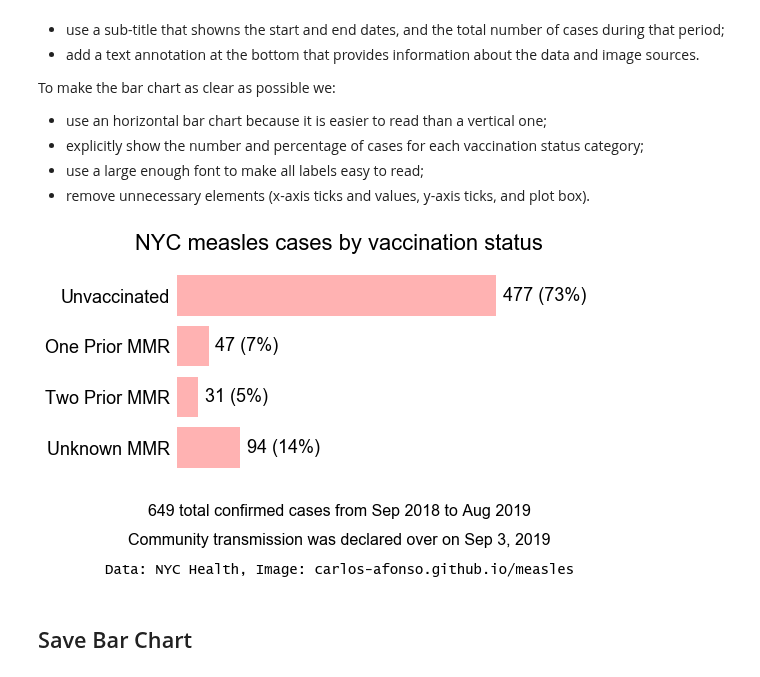
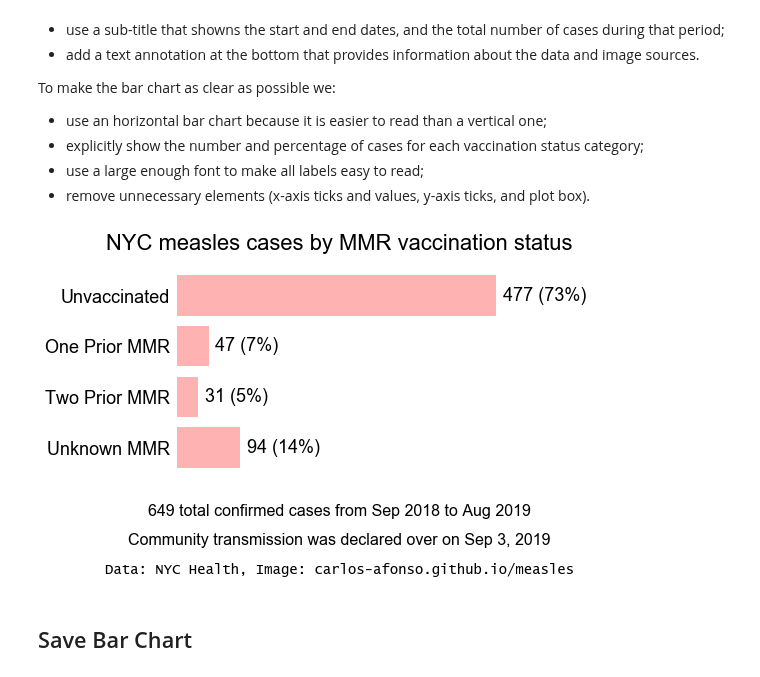
Before and after one commit to carlos-afonso/measles, a Jupyter notebook: notebooks/nyc-measles-cases-by-vaccination-status-final.ipynb, the cells around one changed output. Saved outputs shown, nothing was run; the diff lists cells and outputs as text; code cells hidden in the pictures.

Commit message:
Improves NYC measles cases by vaccination status

```diff
--- a/notebooks/nyc-measles-cases-by-vaccination-status-final.ipynb
+++ b/notebooks/nyc-measles-cases-by-vaccination-status-final.ipynb
@@ -101,7 +101,7 @@ fsb = 18     # font size base
 fig = plt.figure()
 
 # Add "figure title"
-fig.suptitle('NYC measles cases by vaccination status', fontname=fn, fontsize=(fsb + 4))
+fig.suptitle('NYC measles cases by MMR vaccination status', fontname=fn, fontsize=(fsb + 4))
 
 # Add space between the "figure title" and the plot to create space for the "plot title".
 # If we don't add this space the "figure title" and the "plot title" will overlap.
@@ -122,34 +122,34 @@ ax.get_xaxis().set_ticks([])
 
 # Remove the y-axis ticks only (keep the labels)
 ax.yaxis.set_ticks_position('none')
 
 # Set the y-axis labels font properties
 ax.set_yticklabels(d2p.keys(), fontname=fn, fontsize=fsb)
 
 # Create labels in front of the bars showing the number and percentage of cases.
 # Note: we round the percentages to the nearest integer.
 for i in ax.patches:
     label = str(i.get_width()) + " (" + str(int(round(100 * i.get_width() / total_cases))) + "%)"
     ax.text(i.get_width() + 10, i.get_y() + 0.5, label, fontname=fn, fontsize=fsb)
 
 # Remove the axes box
 plt.box(False)
 
 # Add text
 text = str(total_cases) + ' total confirmed cases from Sep 2018 to Aug 2019'
 fig.text(0.5, 0.0, text, fontname = fn, fontsize = (fsb - 2), horizontalalignment='center')
 
 text = 'Community transmission was declared over on Sep 3, 2019'
 fig.text(0.5, -0.1, text, fontname = fn, fontsize = (fsb - 2), horizontalalignment='center')
 
 # Add text about the Data and Image sources
 sources = 'Data: NYC Health, Image: carlos-afonso.github.io/measles'
 fig.text(0.5, -0.2, sources, fontname='Lucida Console', fontsize=(fsb - 4), horizontalalignment='center')
 
 # Show figure
 plt.show()
 # %% [output]
-[figure, old version]
+[figure, new version]
 # %% [markdown]
 ## Save Bar Chart
 # %%
```
Also changed, not shown: 2 other files.
